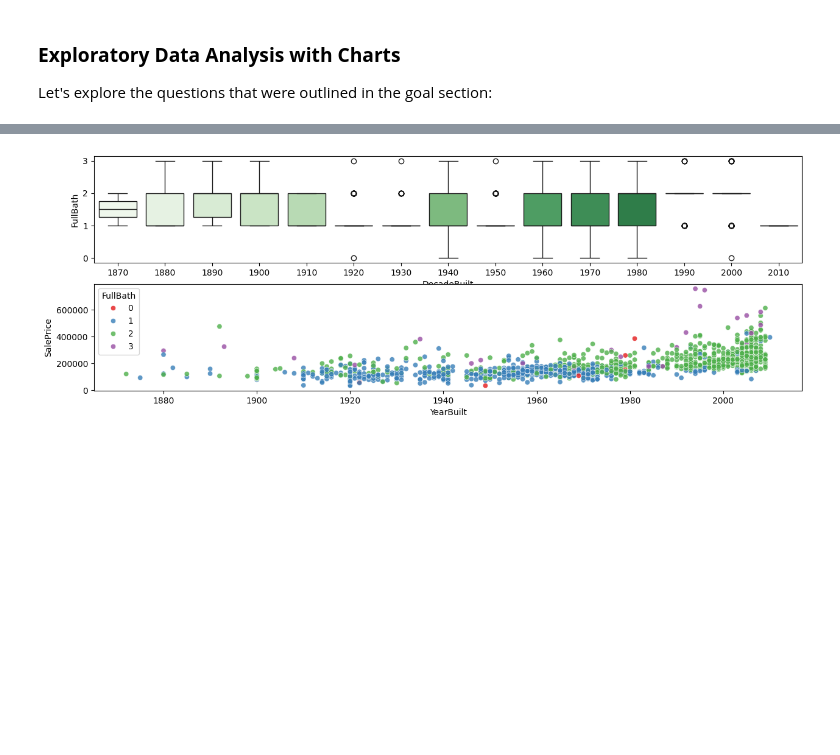
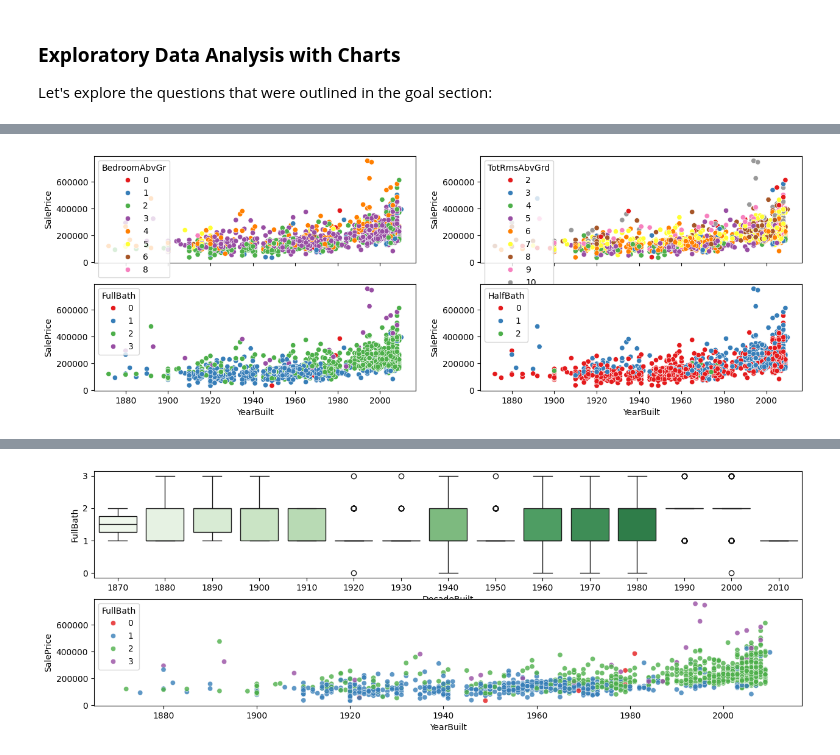
Before and after one commit to annugit1655/Real-Estate-Price-Prediction, a Jupyter notebook: Real-Estate-Price-Prediction/notebooks/EDA-house-part-2.ipynb, the cells around one changed output, grey strips where cells are left out. Drawn from its saved outputs; the diff is of its cells as text; code cells hidden in the pictures; blank space fills up the shorter version.

```diff
--- a/Real-Estate-Price-Prediction/notebooks/EDA-house-part-2.ipynb
+++ b/Real-Estate-Price-Prediction/notebooks/EDA-house-part-2.ipynb
@@ -166,0 +173,13 @@ df_train["DecadeBuilt"] = (df_train['YearBuilt']//10)*10
+# %%
+fig, ax = plt.subplots(2, 2, figsize=(15, 5), sharex=True)
+ax = ax.flatten()
+
+for i, col in enumerate(['BedroomAbvGr', 'TotRmsAbvGrd', 'FullBath','HalfBath']):
+    sns.scatterplot(
+        data=df_train,
+        x="YearBuilt", y="SalePrice", hue=col,
+        palette=sns.color_palette("Set1"),
+        ax=ax[i]
+    );
+# %% [output]
+[figure, added]
```
Also changed, not shown: parts of 12 cells of this notebook.
